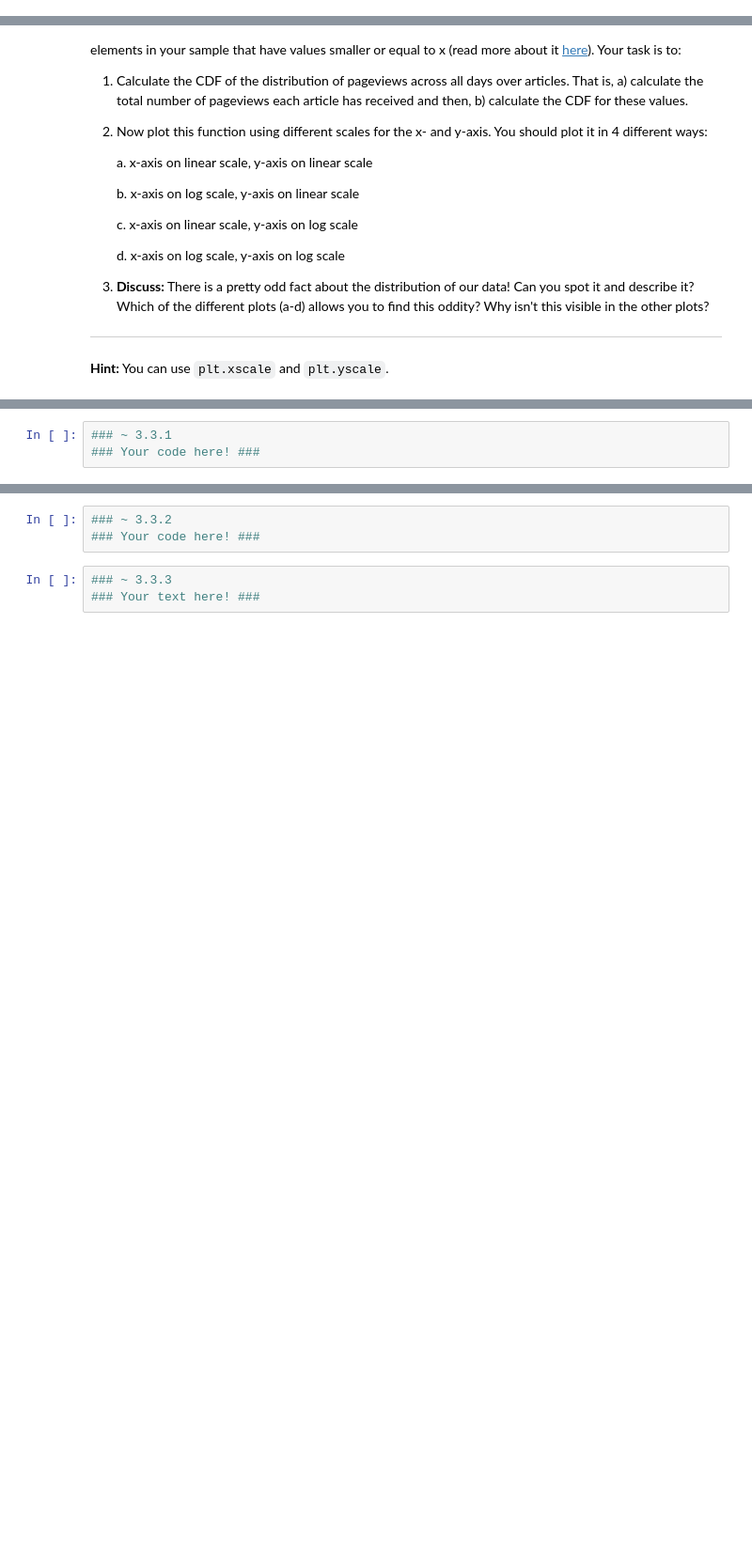
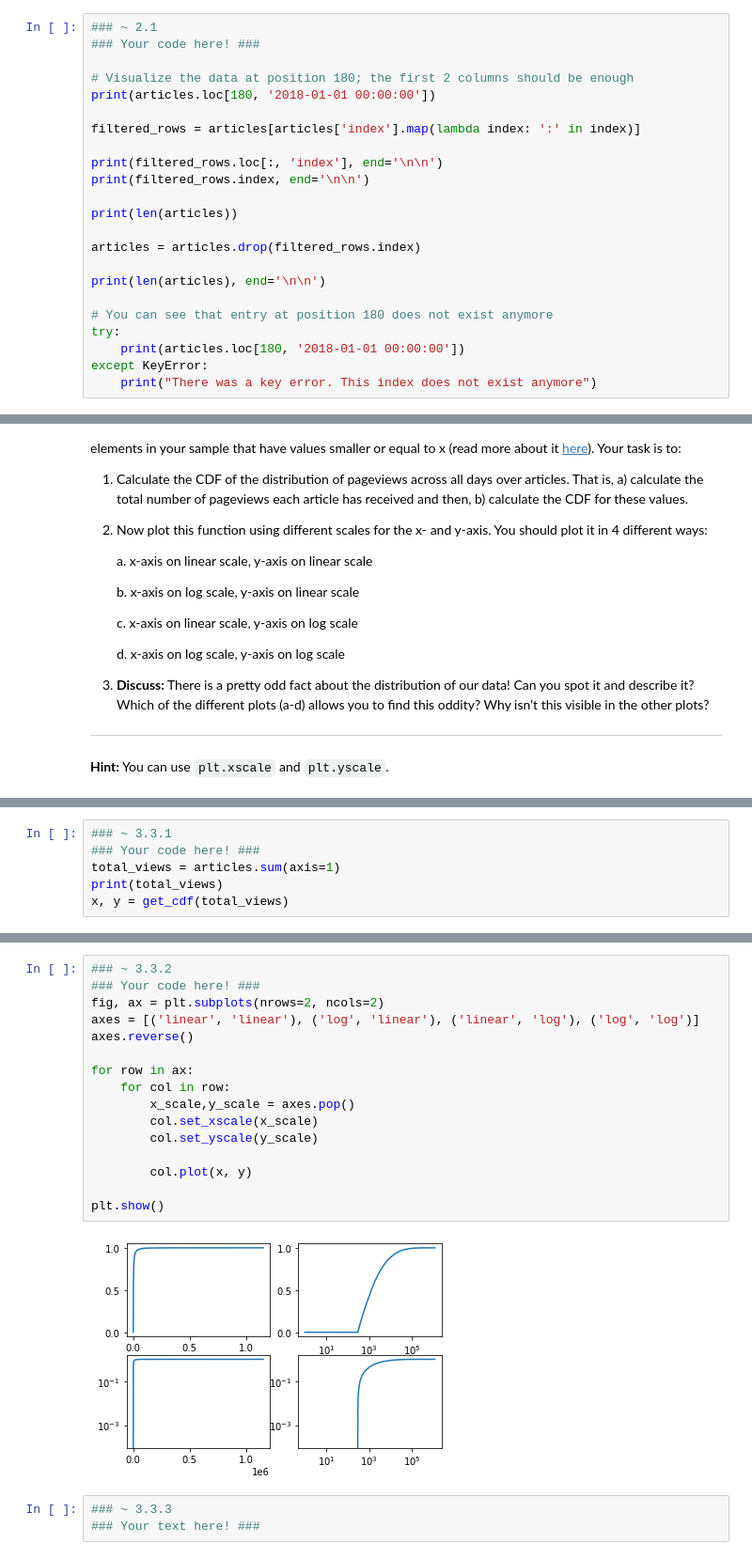
Before and after one commit to RazvanMocan/ADA, a Jupyter notebook: Homework/01 - Pandas Data Wrangling and Data Viz/hw1.ipynb, the cells around one changed output, grey strips where cells are left out. Shown at 94% size. Cells and saved outputs as stored; diff of their text form; blank space fills up the shorter version.

```diff
--- a/Homework/01 - Pandas Data Wrangling and Data Viz/hw1.ipynb
+++ b/Homework/01 - Pandas Data Wrangling and Data Viz/hw1.ipynb
@@ -153,0 +163,23 @@ After understanding what they are, your task is now to filter these lines using
+# %%
+### ~ 2.1
+### Your code here! ###
+
+# Visualize the data at position 180; the first 2 columns should be enough
+print(articles.loc[180, '2018-01-01 00:00:00'])
+
+filtered_rows = articles[articles['index'].map(lambda index: ':' in index)]
+
+print(filtered_rows.loc[:, 'index'], end='\n\n')
+print(filtered_rows.index, end='\n\n')
+
+print(len(articles))
+
+articles = articles.drop(filtered_rows.index)
+
+print(len(articles), end='\n\n')
+
+# You can see that entry at position 180 does not exist anymore
+try:
+    print(articles.loc[180, '2018-01-01 00:00:00'])
+except KeyError:
+    print("There was a key error. This index does not exist anymore")
@@ -266,3 +408,6 @@ plt.show()
 # %%
 ### ~ 3.3.1
 ### Your code here! ###
+total_views = articles.sum(axis=1)
+print(total_views)
+x, y = get_cdf(total_views)
@@ -269,6 +427,21 @@ plt.show()
-# %%
-### ~ 3.3.2
-### Your code here! ###
+# %%
+### ~ 3.3.2
+### Your code here! ###
+fig, ax = plt.subplots(nrows=2, ncols=2)
+axes = [('linear', 'linear'), ('log', 'linear'), ('linear', 'log'), ('log', 'log')]
+axes.reverse()
+
+for row in ax:
+    for col in row:
+        x_scale,y_scale = axes.pop()
+        col.set_xscale(x_scale)
+        col.set_yscale(y_scale)
+
+        col.plot(x, y)
+
+plt.show()
+# %% [output]
+[figure, added]
 # %%
 ### ~ 3.3.3
 ### Your text here! ###
```
Also changed, not shown: parts of 28 cells of this notebook.
